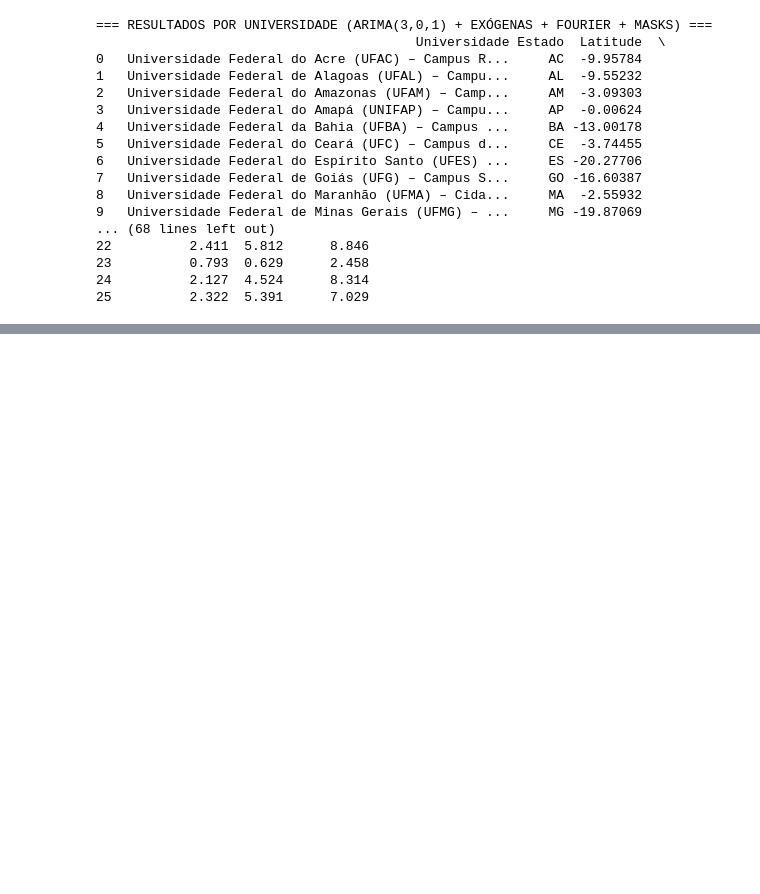
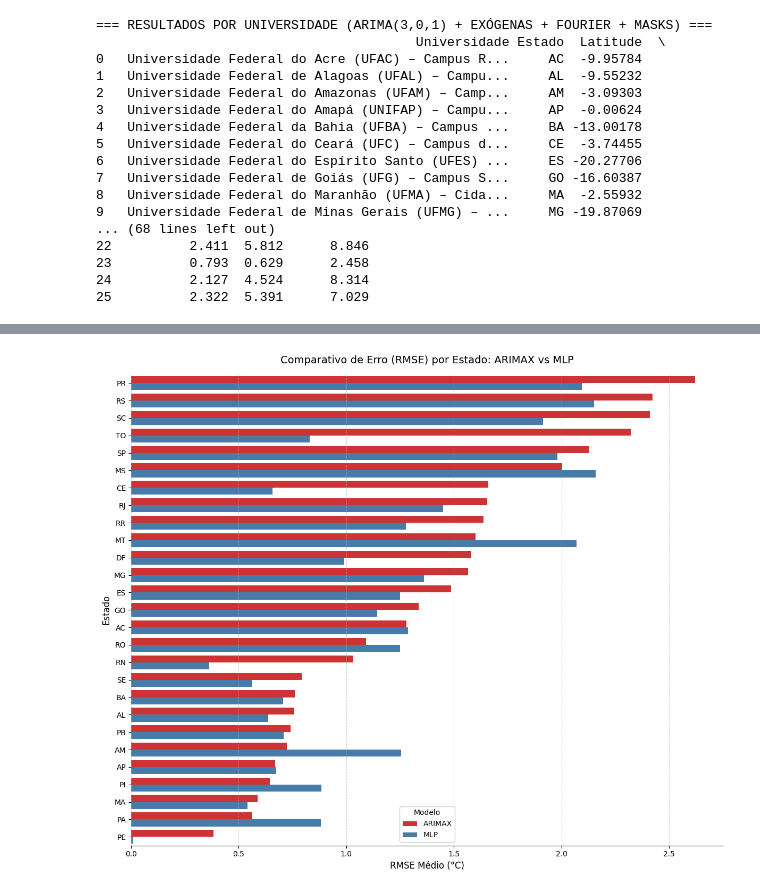
Before and after one commit to juliababa/TCC, a Jupyter notebook: src/universities_forecast.ipynb, the cells around one changed output, grey strips where cells are left out. Saved outputs shown, nothing was run; the diff lists cells and outputs as text; code cells hidden in the pictures; blank space fills up the shorter version.

```diff
--- a/src/universities_forecast.ipynb
+++ b/src/universities_forecast.ipynb
@@ -18,7 +18,7 @@ warnings.simplefilter("ignore", ConvergenceWarning)
 # Configurações
 # =============================
 STATIONS_CSV = "../data/all_stations.csv"
-UNI_CSV = "./universidades_federais_coords_26_estados.csv"
+UNI_CSV = "../data/universidades_federais_coords_26_estados.csv"
 CLEANED_BASE = "../data/cleaned_data"
 YEARS = [2019, 2020, 2021, 2022, 2023, 2024]
 RADIUS_KM = 35.0
@@ -543,16 +575,16 @@ from torch.utils.data import TensorDataset, DataLoader
 # -----------------------------
 STATIONS_CSV = "../data/all_stations.csv"
 CLEANED_BASE = "../data/cleaned_data"
-UNI_CSV = "./universidades_federais_coords_26_estados.csv"
+UNI_CSV = "../data/universidades_federais_coords_26_estados.csv"
 YEARS = [2019, 2020, 2021, 2022, 2023, 2024]
 RADIUS_KM = 35.0
 RESAMPLE_RULE = "D"    # média diária
 SPLIT_TRAIN = 0.80     # 80/20 treino/teste
 FORECAST_PARAMETER = "TEMPERATURA DO AR - BULBO SECO, HORARIA (°C)"
 
-N_PAST = 7
+N_PAST = 5
 EPOCHS = 100
-BATCH_SIZE = 32
+BATCH_SIZE = 16
 LR = 1e-3
 
 torch.manual_seed(1)
@@ -811,0 +831,49 @@ UNIFAP & Marco Zero (Macapá & AP & 0.691 & 1.805 \\
+# %%
+# =======================================================
+# GRÁFICO 3: BARRAS HORIZONTAIS COMPARATIVAS (ARIMAX vs MLP)
+# =======================================================
+import matplotlib.pyplot as plt
+import seaborn as sns
+import pandas as pd
+
+# Calcula médias por estado para ARIMAX e adiciona valores estáticos da UnB para o DF
+df_arima_estado = df_resultados.groupby("Estado")["RMSE (debias)"].mean().reset_index()
+df_arima_estado = df_arima_estado[df_arima_estado["Estado"] != "DF"] # Remove caso DF já exista
+df_arima_estado["Modelo"] = "ARIMAX"
+df_arima_estado = pd.concat([df_arima_estado, pd.DataFrame([{"Estado": "DF", "RMSE (debias)": 1.58, "Modelo": "ARIMAX"}])], ignore_index=True)
+
+# Calcula médias por estado para MLP e adiciona valores estáticos da UnB para o DF
+df_mlp_estado = df_resultados_mlp.groupby("Estado")["RMSE (debias)"].mean().reset_index()
+df_mlp_estado = df_mlp_estado[df_mlp_estado["Estado"] != "DF"] # Remove caso DF já exista
+df_mlp_estado["Modelo"] = "MLP"
+df_mlp_estado = pd.concat([df_mlp_estado, pd.DataFrame([{"Estado": "DF", "RMSE (debias)": 0.99, "Modelo": "MLP"}])], ignore_index=True)
+
+# Junta os resultados
+df_comparativo = pd.concat([df_arima_estado, df_mlp_estado], ignore_index=True)
+
+# Define a ordem do gráfico baseada no RMSE do ARIMAX
+ordem_estados = df_arima_estado.sort_values(by="RMSE (debias)", ascending=False)["Estado"]
+
+plt.figure(figsize=(12, 10))
+sns.barplot(
+    x="RMSE (debias)",
+    y="Estado",
+    hue="Modelo",
+    data=df_comparativo,
+    order=ordem_estados,
+    palette="Set1" # Cores contrastantes para os modelos
+)
+
+plt.title("Comparativo de Erro (RMSE) por Estado: ARIMAX vs MLP", fontsize=14, pad=15)
+plt.xlabel("RMSE Médio (°C)", fontsize=12)
+plt.ylabel("Estado", fontsize=12)
+
+# Ajuste da legenda para o centro inferior do gráfico
+plt.legend(title="Modelo", loc='lower center', framealpha=0.9)
+plt.grid(axis='x', linestyle='--', alpha=0.6)
+sns.despine(left=True)
+
+plt.tight_layout()
+plt.show()
+# %% [output]
+[figure, added]
```
Also changed, not shown: parts of 5 cells of this notebook, 7 other files.
